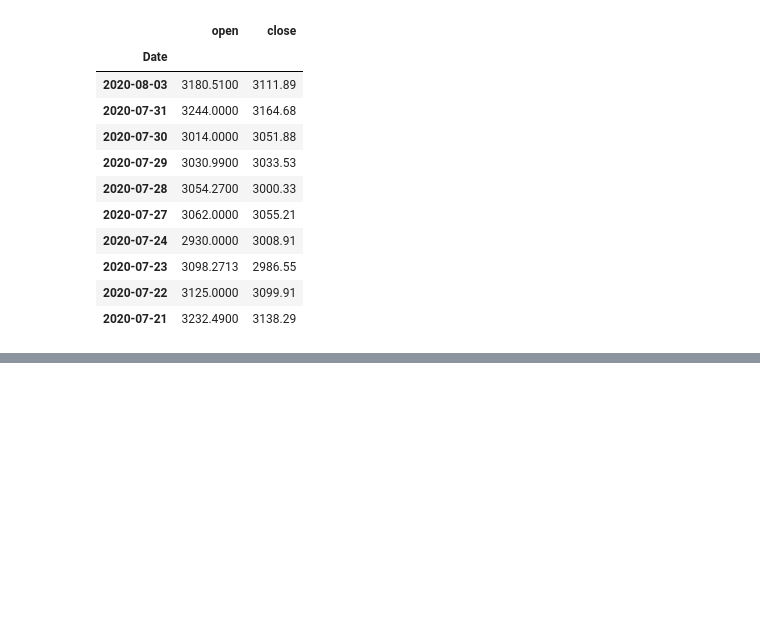
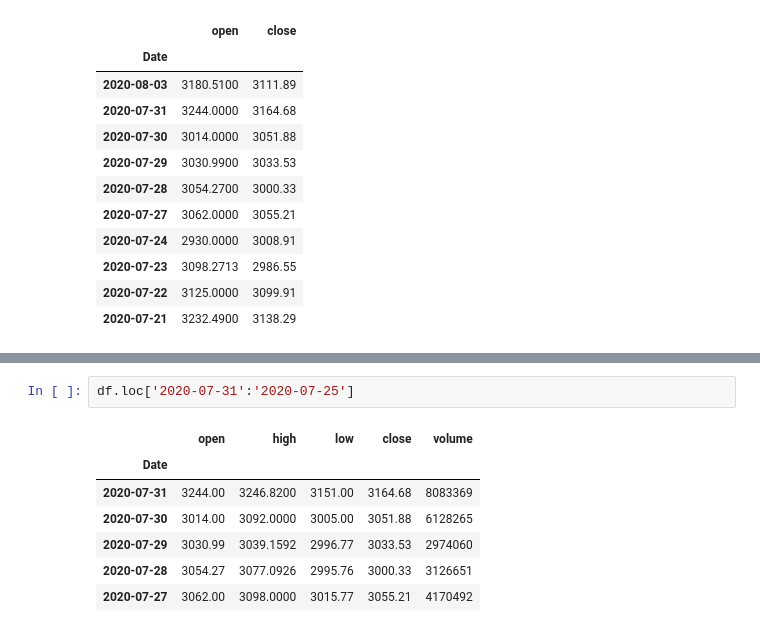
Before and after one commit to dgierejkiewicz/data-science, a Jupyter notebook: dane_gieldowe.ipynb, the cells around one changed output, grey strips where cells are left out. Saved outputs shown, nothing was run; the diff lists cells and outputs as text; blank space fills up the shorter version.

```diff
--- a/dane_gieldowe.ipynb
+++ b/dane_gieldowe.ipynb
@@ -225,0 +295,10 @@ df.iloc[:, [0, 3]]
+# %%
+df.loc['2020-07-31':'2020-07-25']
+# %% [output]
+|  | open | high | low | close | volume |
+| Date |  |  |  |  |  |
+| 2020-07-31 | 3244.00 | 3246.8200 | 3151.00 | 3164.68 | 8083369 |
+| 2020-07-30 | 3014.00 | 3092.0000 | 3005.00 | 3051.88 | 6128265 |
+| 2020-07-29 | 3030.99 | 3039.1592 | 2996.77 | 3033.53 | 2974060 |
+| 2020-07-28 | 3054.27 | 3077.0926 | 2995.76 | 3000.33 | 3126651 |
+| 2020-07-27 | 3062.00 | 3098.0000 | 3015.77 | 3055.21 | 4170492 |
```
Also changed, not shown: parts of 6 cells of this notebook.
